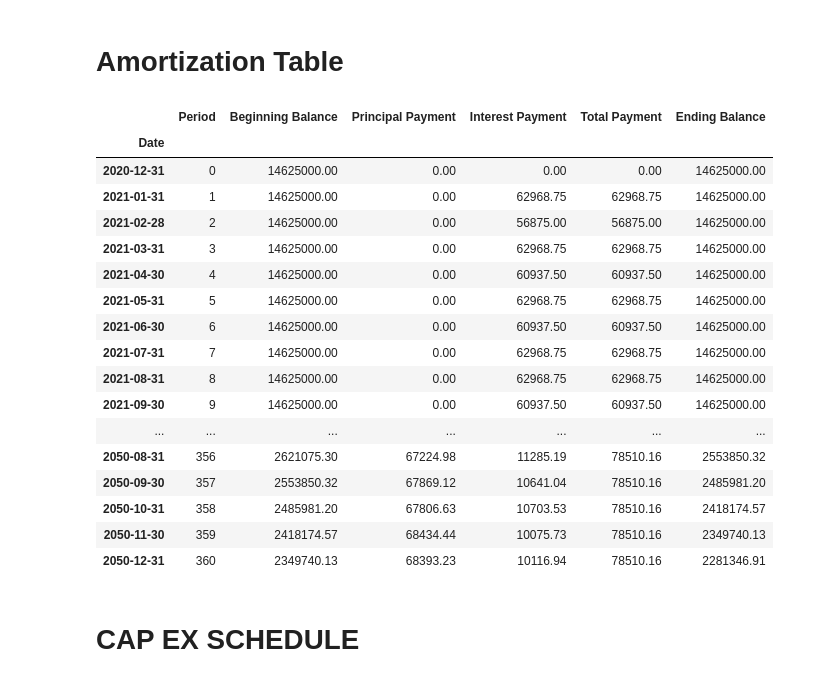
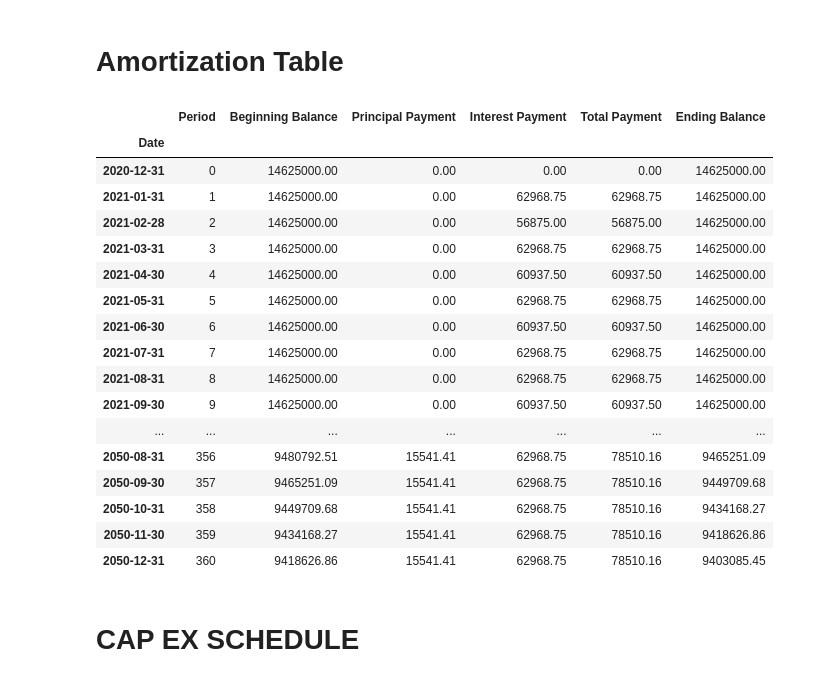
Before and after one commit to Crusso22202/Real-Estate-Models, a Jupyter notebook: WSP_Multifamily_Model.ipynb, the cells around one changed output. Drawn from its saved outputs; the diff is of its cells as text; code cells hidden in the pictures.

```diff
--- a/WSP_Multifamily_Model.ipynb
+++ b/WSP_Multifamily_Model.ipynb
@@ -481,13 +481,6 @@ def build_amortization_table(Loan_Amount, Amortization_Rate, Amortization_Period
         else:
             # Regular payment with both principal and interest
             days_in_month = pd.Period(start_date + pd.DateOffset(months=period), 'M').days_in_month
-            if loan_type == "Fixed":
-                interest_payment = (Amortization_Rate / Amortization_Period) * days_in_month * remaining_balance
-            elif loan_type == "Adjustable":
-                # Get the adjustable rate for the current period from sofr_data
-                adjustable_rate = sofr_data.loc[start_date + pd.DateOffset(months=period), 'All-in Rate'] / 100
-                interest_payment = (adjustable_rate / Amortization_Period) * days_in_month * remaining_balance
-
             principal_payment = loan_payment - interest_payment
 
         # Update the remaining balance
@@ -507,38 +500,38 @@ def build_amortization_table(Loan_Amount, Amortization_Rate, Amortization_Period
     return amortization_table
 
 # Using start_date from your provided code
 start_date = pd.to_datetime(acquisition_date, format='%m/%d/%y')
 
 # Build the amortization table
 amortization_table = build_amortization_table(Loan_Amount, Amortization_Rate, Amortization_Period, Interest_Only_Period, start_date)
 
 # Convert the amortization table to a DataFrame
 amortization_df = pd.DataFrame(amortization_table)
 
 # Set the 'Date' column as the index
 amortization_df.set_index('Date', inplace=True)
 pd.set_option('display.float_format', lambda x: '%.2f' % x)
 
 amortization_df
 # %% [output]
 |  | Period | Beginning Balance | Principal Payment | Interest Payment | Total Payment | Ending Balance |
 | Date |  |  |  |  |  |  |
 | 2020-12-31 | 0 | 14625000.00 | 0.00 | 0.00 | 0.00 | 14625000.00 |
 | 2021-01-31 | 1 | 14625000.00 | 0.00 | 62968.75 | 62968.75 | 14625000.00 |
 | 2021-02-28 | 2 | 14625000.00 | 0.00 | 56875.00 | 56875.00 | 14625000.00 |
 | 2021-03-31 | 3 | 14625000.00 | 0.00 | 62968.75 | 62968.75 | 14625000.00 |
 | 2021-04-30 | 4 | 14625000.00 | 0.00 | 60937.50 | 60937.50 | 14625000.00 |
 | 2021-05-31 | 5 | 14625000.00 | 0.00 | 62968.75 | 62968.75 | 14625000.00 |
 | 2021-06-30 | 6 | 14625000.00 | 0.00 | 60937.50 | 60937.50 | 14625000.00 |
 | 2021-07-31 | 7 | 14625000.00 | 0.00 | 62968.75 | 62968.75 | 14625000.00 |
 | 2021-08-31 | 8 | 14625000.00 | 0.00 | 62968.75 | 62968.75 | 14625000.00 |
 | 2021-09-30 | 9 | 14625000.00 | 0.00 | 60937.50 | 60937.50 | 14625000.00 |
 | ... | ... | ... | ... | ... | ... | ... |
-| 2050-08-31 | 356 | 2621075.30 | 67224.98 | 11285.19 | 78510.16 | 2553850.32 |
-| 2050-09-30 | 357 | 2553850.32 | 67869.12 | 10641.04 | 78510.16 | 2485981.20 |
-| 2050-10-31 | 358 | 2485981.20 | 67806.63 | 10703.53 | 78510.16 | 2418174.57 |
-| 2050-11-30 | 359 | 2418174.57 | 68434.44 | 10075.73 | 78510.16 | 2349740.13 |
-| 2050-12-31 | 360 | 2349740.13 | 68393.23 | 10116.94 | 78510.16 | 2281346.91 |
+| 2050-08-31 | 356 | 9480792.51 | 15541.41 | 62968.75 | 78510.16 | 9465251.09 |
+| 2050-09-30 | 357 | 9465251.09 | 15541.41 | 62968.75 | 78510.16 | 9449709.68 |
+| 2050-10-31 | 358 | 9449709.68 | 15541.41 | 62968.75 | 78510.16 | 9434168.27 |
+| 2050-11-30 | 359 | 9434168.27 | 15541.41 | 62968.75 | 78510.16 | 9418626.86 |
+| 2050-12-31 | 360 | 9418626.86 | 15541.41 | 62968.75 | 78510.16 | 9403085.45 |
 # %% [markdown]
 # CAP EX SCHEDULE
 # %%
```
Also changed, not shown: parts of 5 cells of this notebook.
